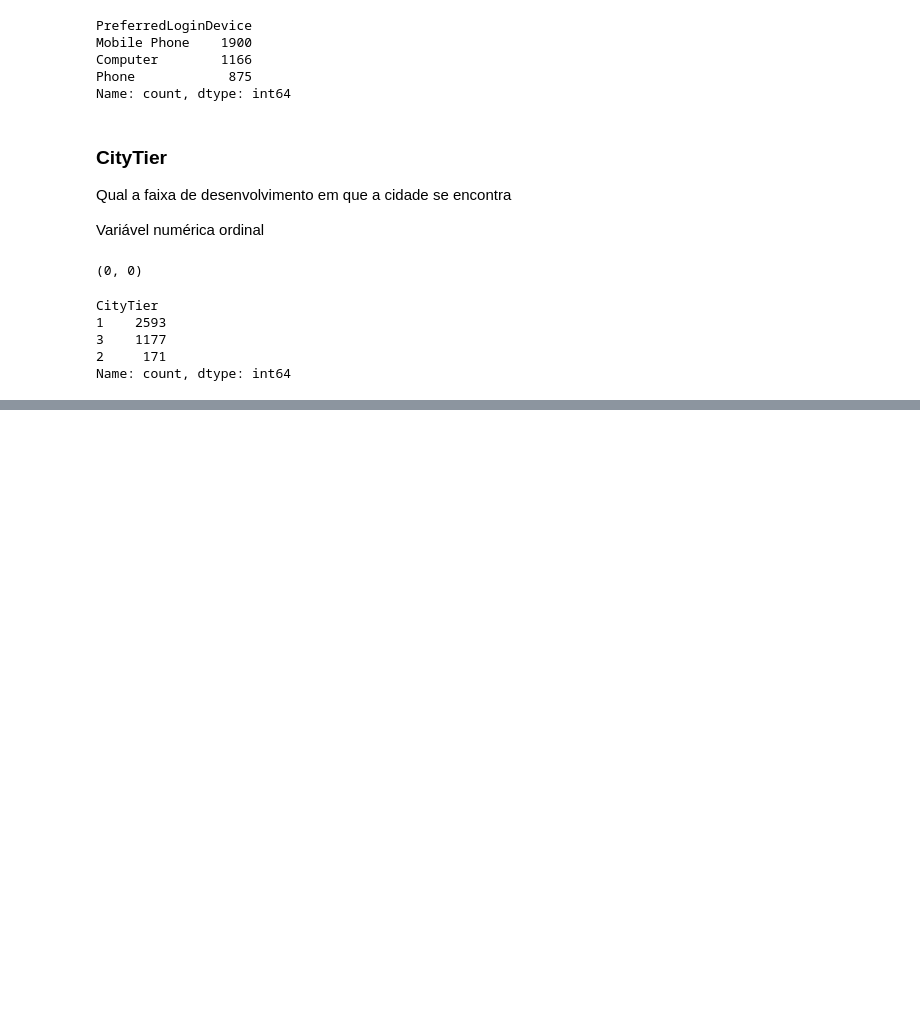
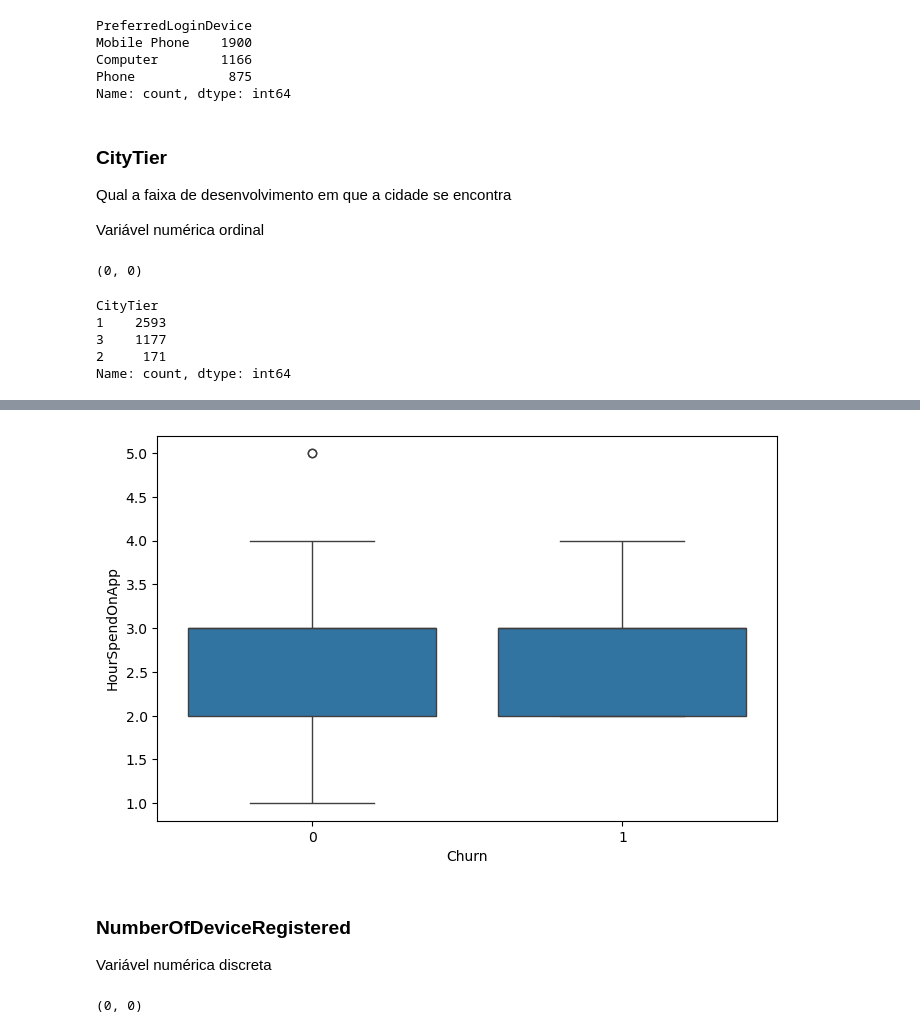
Before and after one commit to vtrnduda/ml-ecommerce-churn-prediction, a Jupyter notebook: notebooks/exploratory-analysis.ipynb, the cells around one changed output, grey strips where cells are left out. Saved outputs shown, nothing was run; the diff lists cells and outputs as text; code cells hidden in the pictures; blank space fills up the shorter version.

```diff
--- a/notebooks/exploratory-analysis.ipynb
+++ b/notebooks/exploratory-analysis.ipynb
@@ -282,0 +450,14 @@ Name: count, dtype: int64
+# %%
+plt.figure(figsize=(8,5))
+sns.boxplot(x=train['Churn'], y=train['HourSpendOnApp'])
+plt.show()
+# %% [output]
+[figure, added]
+# %% [markdown]
+### NumberOfDeviceRegistered
+
+Variável numérica discreta
+# %%
+x_train['NumberOfDeviceRegistered'].isnull().sum(), x_test['NumberOfDeviceRegistered'].isnull().sum()
+# %% [output]
+(0, 0)
```
Also changed, not shown: parts of 90 cells of this notebook.
